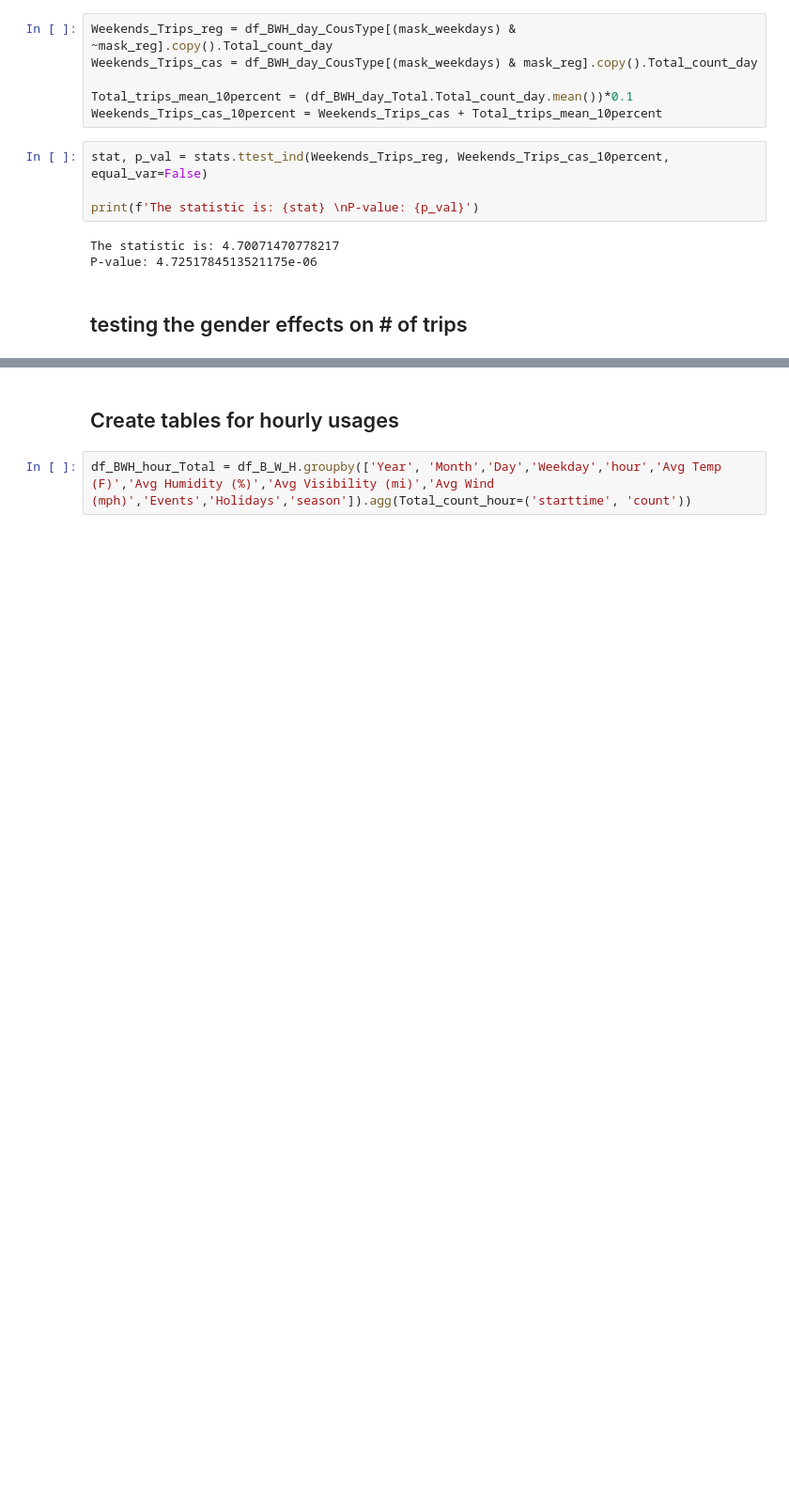
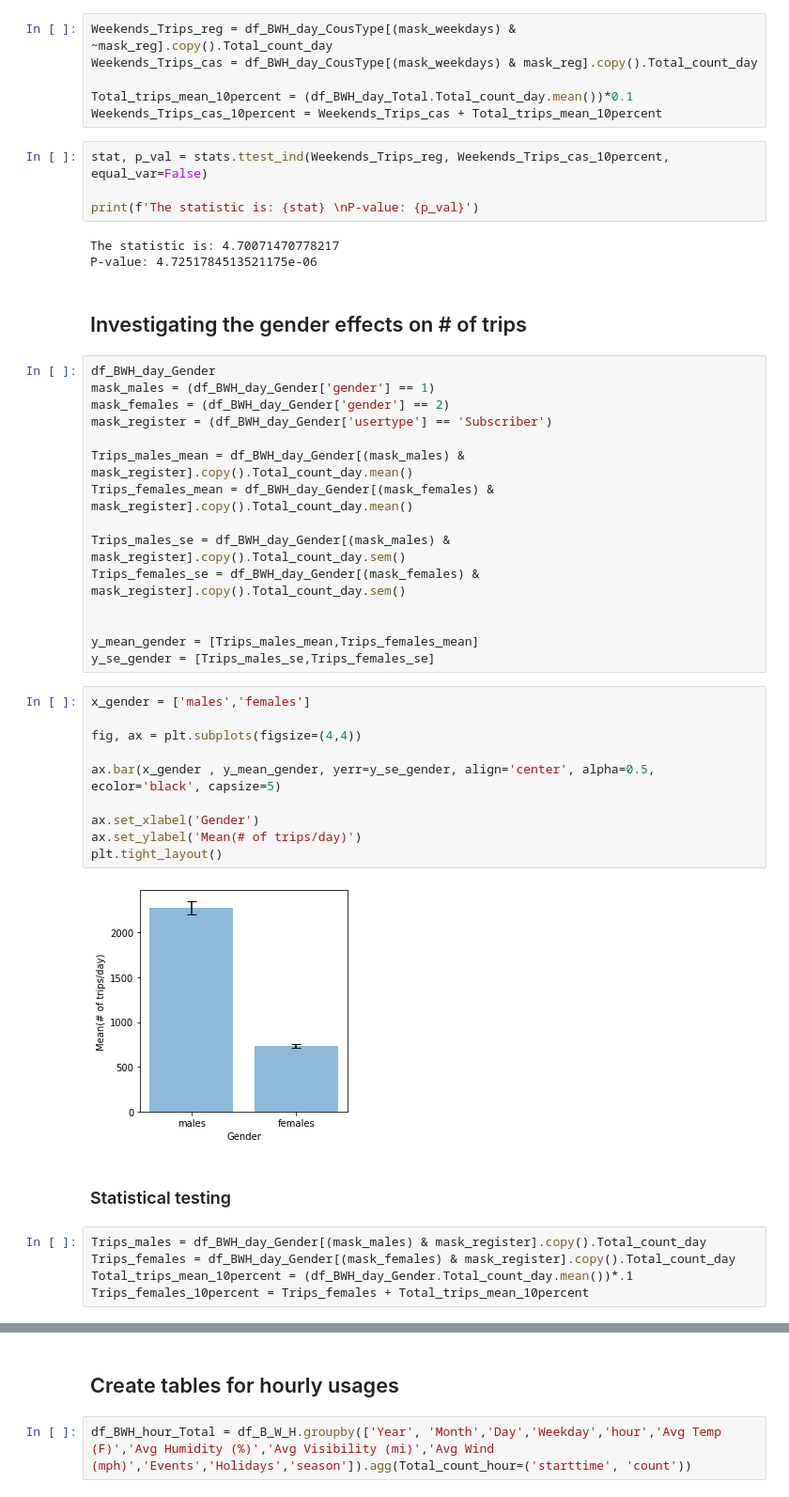
Before and after one commit to alirezasdg1/Bike-Sharing, a Jupyter notebook: Bike_Sharing_Code.ipynb, the cells around one changed output, grey strips where cells are left out. Shown: that part at 94% size. Saved outputs shown, nothing was run; the diff lists cells and outputs as text; blank space fills up the shorter version.

```diff
--- a/Bike_Sharing_Code.ipynb
+++ b/Bike_Sharing_Code.ipynb
@@ -458,4 +457,38 @@ print(f'The statistic is: {stat} \nP-value: {p_val}')
 The statistic is: 4.70071470778217
 P-value: 4.7251784513521175e-06
 # %% [markdown]
-## testing the gender effects on # of trips
+## Investigating the gender effects on # of trips
+# %%
+df_BWH_day_Gender
+mask_males = (df_BWH_day_Gender['gender'] == 1)
+mask_females = (df_BWH_day_Gender['gender'] == 2)
+mask_register = (df_BWH_day_Gender['usertype'] == 'Subscriber')
+
+Trips_males_mean = df_BWH_day_Gender[(mask_males) & mask_register].copy().Total_count_day.mean()
+Trips_females_mean = df_BWH_day_Gender[(mask_females) & mask_register].copy().Total_count_day.mean()
+
+Trips_males_se = df_BWH_day_Gender[(mask_males) & mask_register].copy().Total_count_day.sem()
+Trips_females_se = df_BWH_day_Gender[(mask_females) & mask_register].copy().Total_count_day.sem()
+
+
+y_mean_gender = [Trips_males_mean,Trips_females_mean]
+y_se_gender = [Trips_males_se,Trips_females_se]
+# %%
+x_gender = ['males','females']
+
+fig, ax = plt.subplots(figsize=(4,4))
+
+ax.bar(x_gender , y_mean_gender, yerr=y_se_gender, align='center', alpha=0.5, ecolor='black', capsize=5)
+
+ax.set_xlabel('Gender')
+ax.set_ylabel('Mean(# of trips/day)')
+plt.tight_layout()
+# %% [output]
+[figure, added]
+# %% [markdown]
+### Statistical testing
+# %%
+Trips_males = df_BWH_day_Gender[(mask_males) & mask_register].copy().Total_count_day
+Trips_females = df_BWH_day_Gender[(mask_females) & mask_register].copy().Total_count_day
+Total_trips_mean_10percent = (df_BWH_day_Gender.Total_count_day.mean())*.1
+Trips_females_10percent = Trips_females + Total_trips_mean_10percent
```
Also changed, not shown: parts of 5 cells of this notebook.
